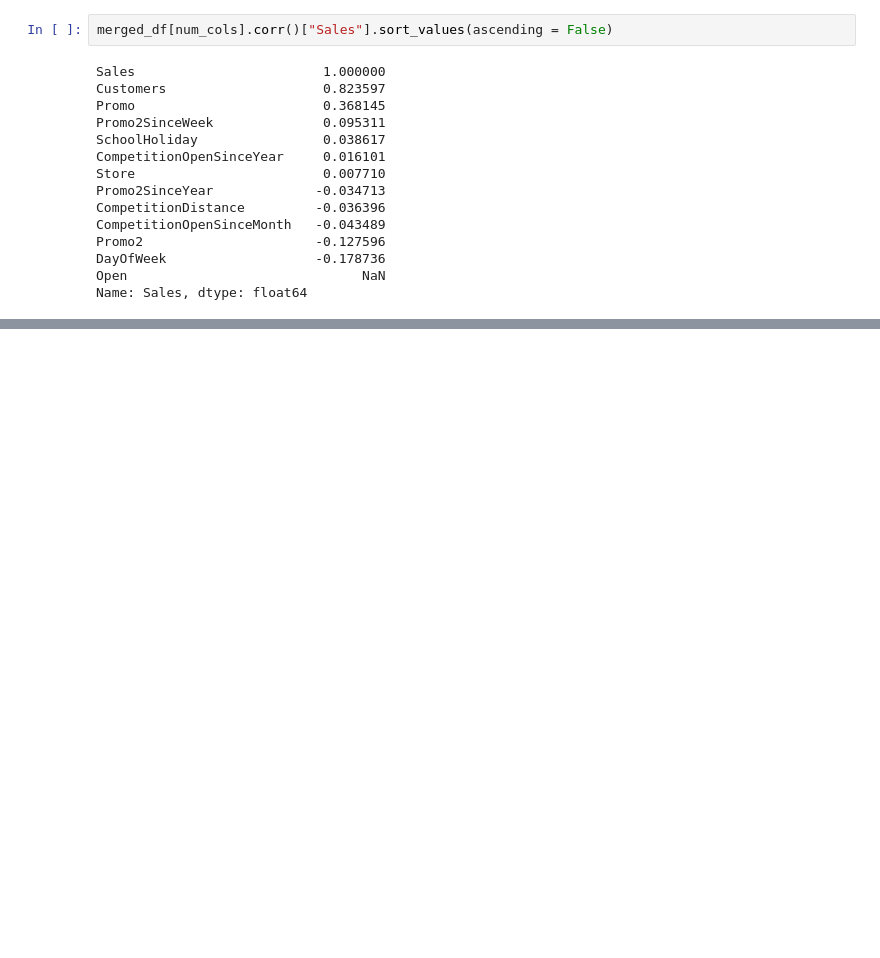
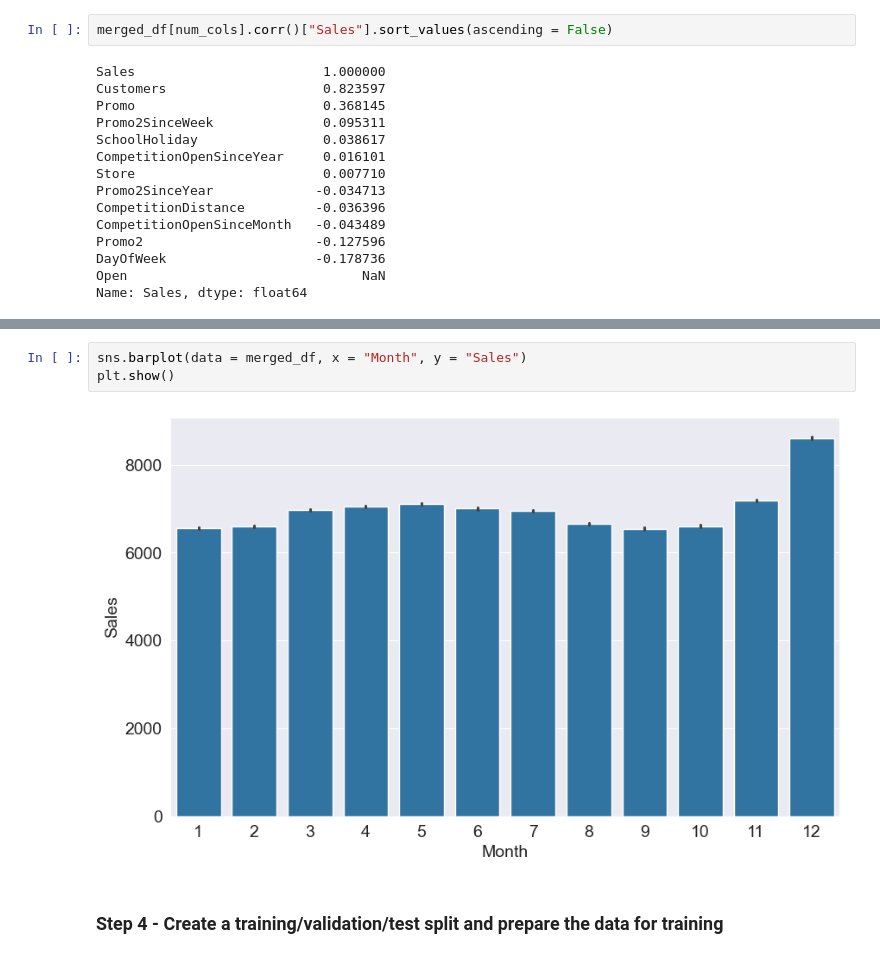
Before and after one commit to RawatRahul14/Machine-Learning-using-Python, a Jupyter notebook: 04. ML project Approach/project_approach.ipynb, the cells around one changed output, grey strips where cells are left out. Saved outputs shown, nothing was run; the diff lists cells and outputs as text; blank space fills up the shorter version.

```diff
--- a/04. ML project Approach/project_approach.ipynb
+++ b/04. ML project Approach/project_approach.ipynb
@@ -268,0 +294,7 @@ Name: Sales, dtype: float64
+# %%
+sns.barplot(data = merged_df, x = "Month", y = "Sales")
+plt.show()
+# %% [output]
+[figure, added]
+# %% [markdown]
+### Step 4 - Create a training/validation/test split and prepare the data for training
```
Also changed, not shown: parts of 61 cells of this notebook.
